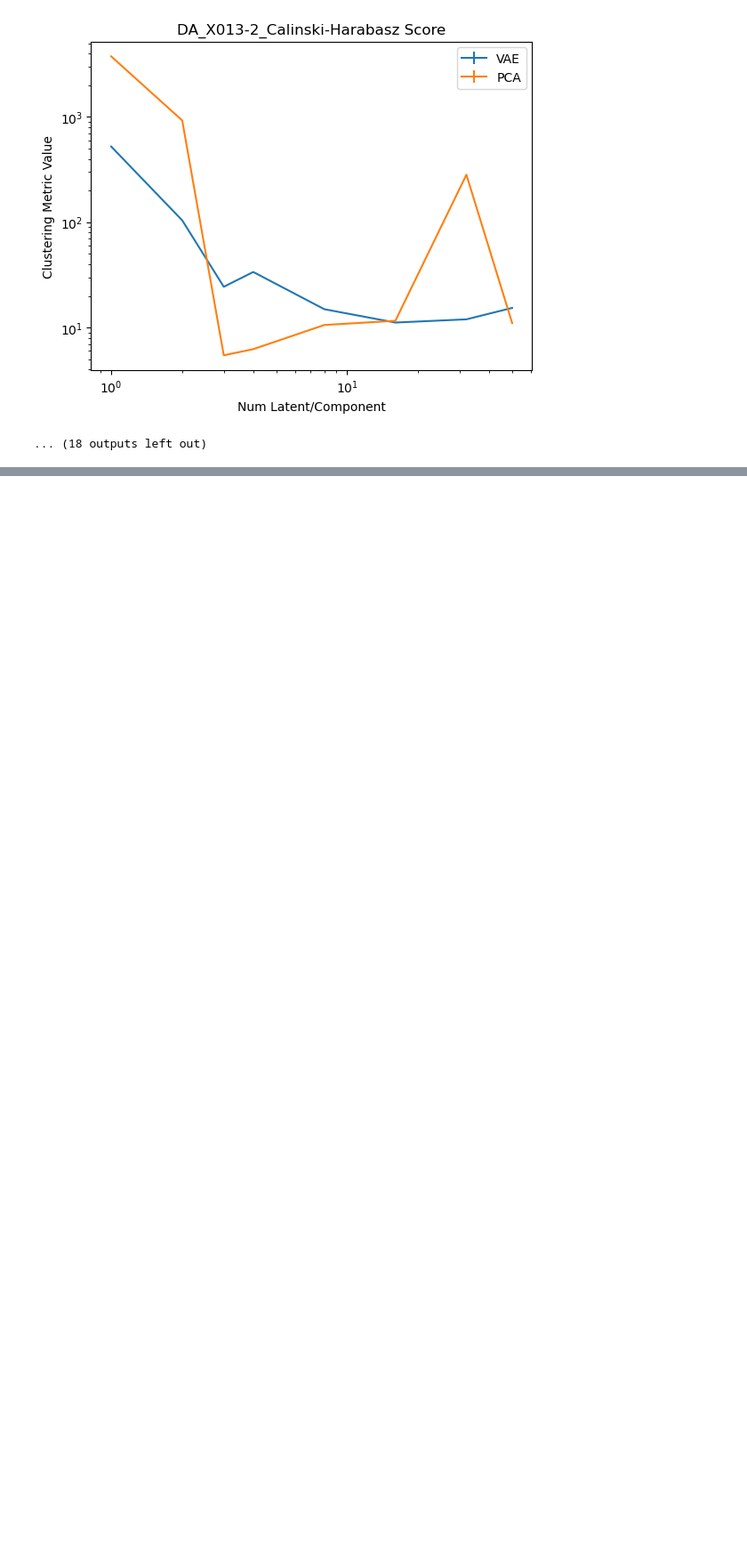
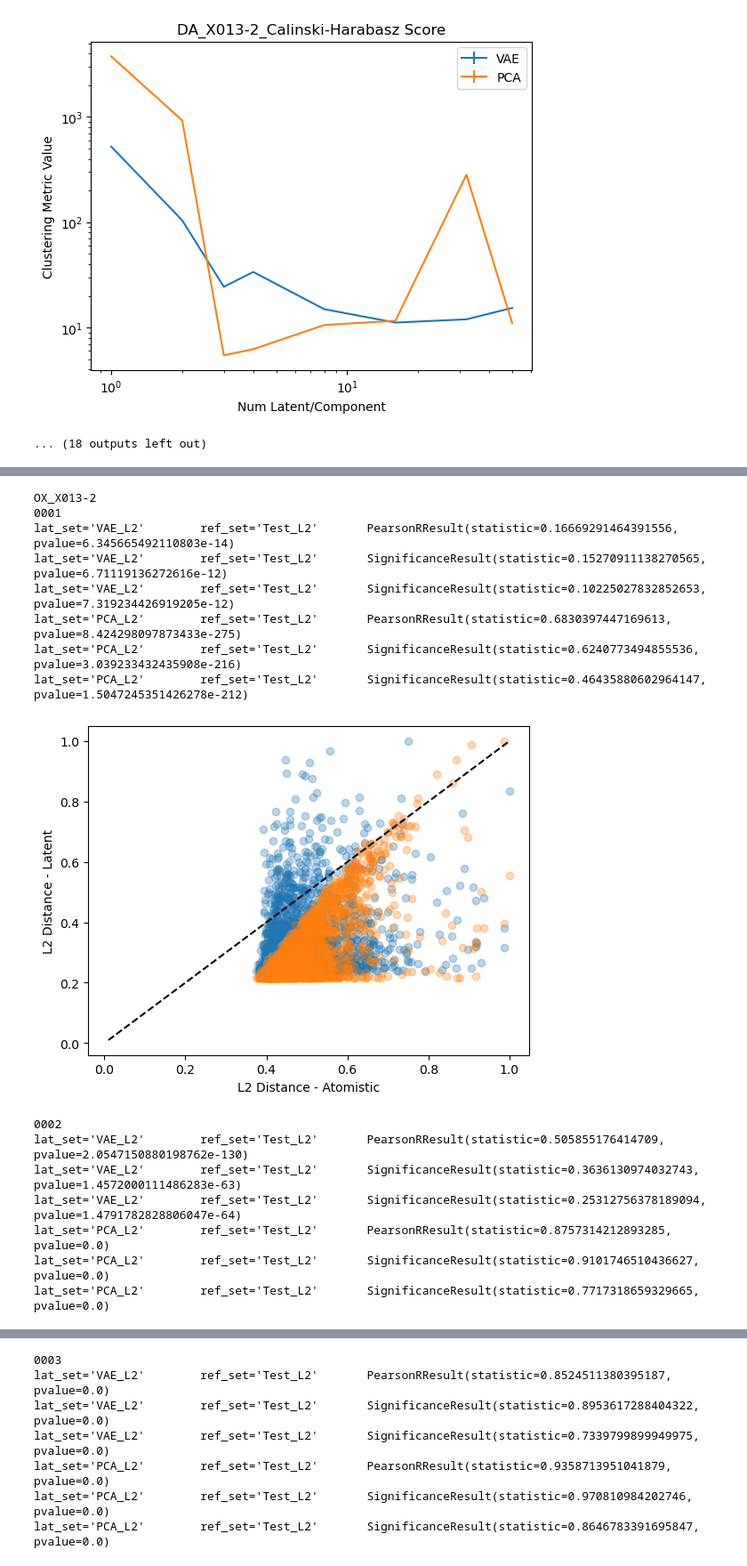
Before and after one commit to CCBatIIT/Deep-MMS, a Jupyter notebook: 05-Cluster_Perturb_Analysis.ipynb, the cells around one changed output, grey strips where cells are left out. Shown at 89% size. Drawn from its saved outputs; the diff is of its cells as text; code cells hidden in the pictures; blank space fills up the shorter version.

```diff
--- a/05-Cluster_Perturb_Analysis.ipynb
+++ b/05-Cluster_Perturb_Analysis.ipynb
@@ -106,7 +111,7 @@ for prefix in ['OX_', 'DA_', 'CR_', 'BR_', 'HIV1p_']:
 
     for i, metric in enumerate([rand, mi, fomal, sils, davbol, calhar]):
         title=title_key[i]
-        plot_metric(metric, latents, method=2, title=model_name2load +'_'+title_key[i])
+        plot_metric(metric, latents, method=2, title=model_name2load +'_'+title_key[i], show=True)
 # %% [output]
 [figure]
 [figure]
@@ -123,0 +139,65 @@ for prefix in ['OX_', 'DA_', 'CR_', 'BR_', 'HIV1p_']:
+# %%
+def get_model_data(model_name):
+    data = {}
+    for lat in ['0001', '0002', '0003', '0004']:
+        vae_numpy_fn = glob.glob(f'/ocean/projects/cis250004p/josephdb/Deep-MMS/comp_stor/{model_name}/*{lat}*/*/VAE_latents.npy')[0]
+        pca_numpy_fn = glob.glob(f'/ocean/projects/cis250004p/josephdb/Deep-MMS/comp_stor/{model_name}/*{lat}*/*/PCA_latents.npy')[0]
+        vae_dist_mat_fn = glob.glob(f'/ocean/projects/cis250004p/josephdb/Deep-MMS/comp_stor/{model_name}/*{lat}*/*/VAE_latents_L2_distance_matrix.npy')[0]
+        pca_dist_mat_fn = glob.glob(f'/ocean/projects/cis250004p/josephdb/Deep-MMS/comp_stor/{model_name}/*{lat}*/*/PCA_latents_L2_distance_matrix.npy')[0]
+        test_l2 = glob.glob(f'/ocean/projects/cis250004p/josephdb/Deep-MMS/comp_stor/{model_name}/*{lat}*/*/L2_test_distance_matrix.npy')[0]
+        test_rmsd = glob.glob(f'/ocean/projects/cis250004p/josephdb/Deep-MMS/comp_stor/{model_name}/*{lat}*/*/RMSD_test_distance_matrix.npy')[0]
+        data[lat] = {'VAE_vecs': np.load(vae_numpy_fn),
+                     'PCA_vecs': np.load(pca_numpy_fn),
+                     'VAE_L2': np.load(vae_dist_mat_fn),
+                     'PCA_L2': np.load(pca_dist_mat_fn),
+                     'Test_L2': np.load(test_l2),
+                     'Test_RMSD': np.load(test_rmsd)}
+    return data
+# %%
+import numpy as np
+import matplotlib.pyplot as plt
+import scipy
+pearsonr = scipy.stats.pearsonr
+spearmanrho = scipy.stats.spearmanr
+kendalltau = scipy.stats.kendalltau
+
+for model_fn in ['OX_X013-2', 'DA_X013-2', 'CR_X013-2', 'BR_X013-2', 'HIV1p_X013-2']:
+    data = get_model_data(model_fn)
+    print(model_fn)
+    for lat, subdat in data.items():
+        print(lat)
+        for lat_set in ['VAE_L2', 'PCA_L2']:
+            ref_set = 'Test_L2'
+            for metric in [pearsonr, spearmanrho, kendalltau]:
+                print(f"{lat_set=}\t{ref_set=}\t{metric(data[lat][lat_set].mean(axis=0), data[lat][ref_set].mean(axis=0))}")
+
+        plt.clf()
+        xs = data[lat]['Test_L2'].mean(axis=1)
+        ys1 = data[lat]['VAE_L2'].mean(axis=1)
+        ys2 = data[lat]['PCA_L2'].mean(axis=1)
+        xs /= xs.max()
+        ys1 /= ys1.max()
+        ys2 /= ys2.max()
+        plt.scatter(xs, ys1, alpha=0.3)
+        plt.scatter(xs, ys2, alpha=0.3)
+        plt.xlabel('L2 Distance - Atomistic')
+        plt.ylabel('L2 Distance - Latent')
+        plt.plot([0.01, 1],[0.01, 1], linestyle='dashed', color='k')
+        plt.show()
+# %% [output]
+OX_X013-2
+0001
+lat_set='VAE_L2'        ref_set='Test_L2'       PearsonRResult(statistic=0.16669291464391556, pvalue=6.345665492110803e-14)
+lat_set='VAE_L2'        ref_set='Test_L2'       SignificanceResult(statistic=0.15270911138270565, pvalue=6.71119136272616e-12)
+lat_set='VAE_L2'        ref_set='Test_L2'       SignificanceResult(statistic=0.10225027832852653, pvalue=7.319234426919205e-12)
+lat_set='PCA_L2'        ref_set='Test_L2'       PearsonRResult(statistic=0.6830397447169613, pvalue=8.424298097873433e-275)
+lat_set='PCA_L2'        ref_set='Test_L2'       SignificanceResult(statistic=0.6240773494855536, pvalue=3.039233432435908e-216)
+lat_set='PCA_L2'        ref_set='Test_L2'       SignificanceResult(statistic=0.46435880602964147, pvalue=1.5047245351426278e-212)
+[figure, added]
+0002
+lat_set='VAE_L2'        ref_set='Test_L2'       PearsonRResult(statistic=0.505855176414709, pvalue=2.0547150880198762e-130)
+lat_set='VAE_L2'        ref_set='Test_L2'       SignificanceResult(statistic=0.3636130974032743, pvalue=1.4572000111486283e-63)
+lat_set='VAE_L2'        ref_set='Test_L2'       SignificanceResult(statistic=0.25312756378189094, pvalue=1.4791782828806047e-64)
+lat_set='PCA_L2'        ref_set='Test_L2'       PearsonRResult(statistic=0.8757314212893285, pvalue=0.0)
+lat_set='PCA_L2'        ref_set='Test_L2'       SignificanceResult(statistic=0.9101746510436627, pvalue=0.0)
+lat_set='PCA_L2'        ref_set='Test_L2'       SignificanceResult(statistic=0.7717318659329665, pvalue=0.0)
@@ -123,0 +205,7 @@ for prefix in ['OX_', 'DA_', 'CR_', 'BR_', 'HIV1p_']:
+0003
+lat_set='VAE_L2'        ref_set='Test_L2'       PearsonRResult(statistic=0.8524511380395187, pvalue=0.0)
+lat_set='VAE_L2'        ref_set='Test_L2'       SignificanceResult(statistic=0.8953617288404322, pvalue=0.0)
+lat_set='VAE_L2'        ref_set='Test_L2'       SignificanceResult(statistic=0.7339799899949975, pvalue=0.0)
+lat_set='PCA_L2'        ref_set='Test_L2'       PearsonRResult(statistic=0.9358713951041879, pvalue=0.0)
+lat_set='PCA_L2'        ref_set='Test_L2'       SignificanceResult(statistic=0.970810984202746, pvalue=0.0)
+lat_set='PCA_L2'        ref_set='Test_L2'       SignificanceResult(statistic=0.8646783391695847, pvalue=0.0)
```
Also changed, not shown: parts of 24 cells of this notebook, 8 other files.
